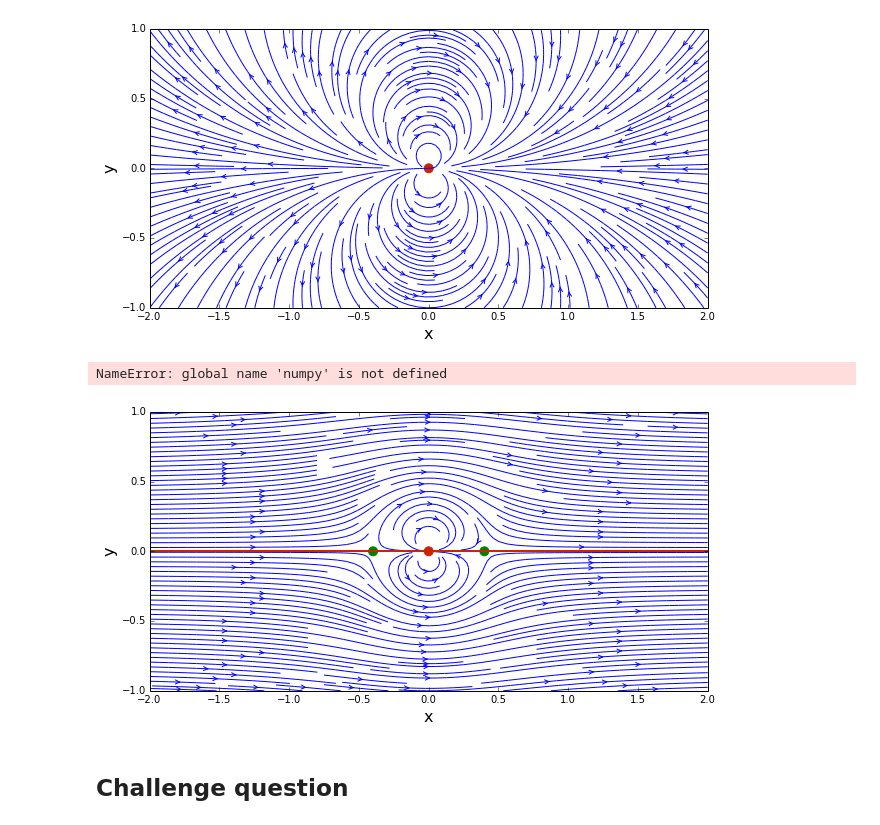
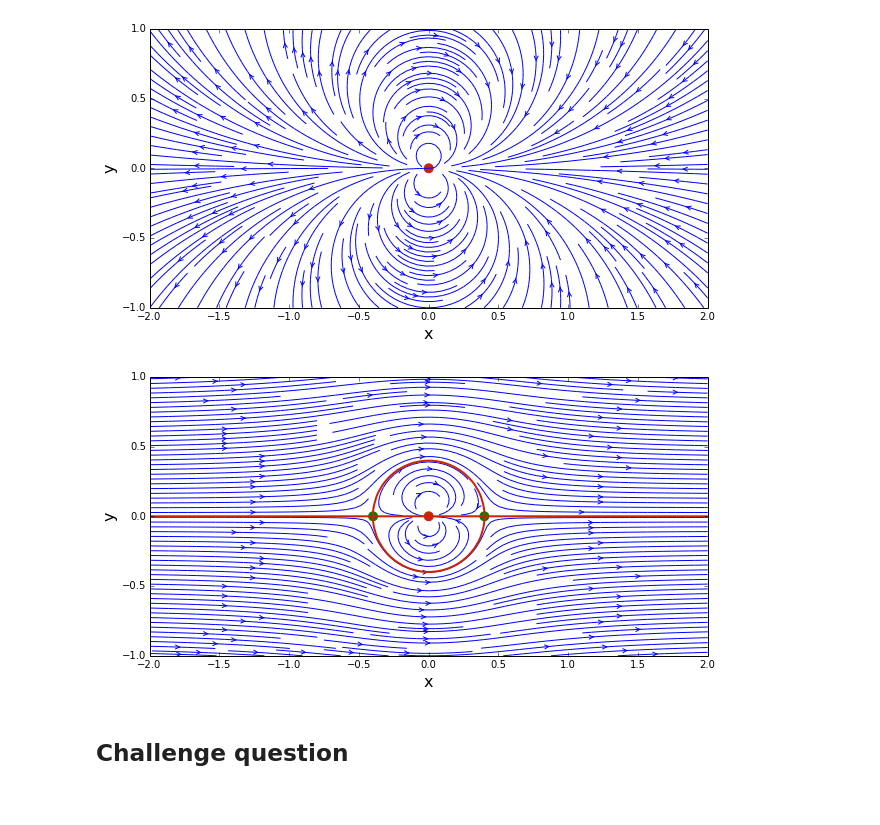
Before and after one commit to cbell14/Aero_Hydro, a Jupyter notebook: 03_Doublet.ipynb, the cells around one changed output. Saved outputs shown, nothing was run; the diff lists cells and outputs as text; code cells hidden in the pictures.

```diff
--- a/03_Doublet.ipynb
+++ b/03_Doublet.ipynb
@@ -61,35 +61,33 @@ pyplot.scatter(x_doublet, y_doublet, color='#CD2305', s=80, marker='o');
 u_inf = 1.0 #freestream speed
 alpha = 0.0 #freestream angle
 
-u_free, v_free = vel_uniform_flow(u_inf, N, X, Y)
-psi_free = sf_uniform_flow(u_inf, X, Y)
+u_free, v_free = vel_uniform_flow_alpha(u_inf, alpha, N, X, Y)
+psi_free = sf_uniform_flow_alpha(u_inf, alpha, X, Y)
-# %% [output]
-NameError: global name 'numpy' is not defined
 # %%
 #doublet and freestream combination
 u = u_doublet + u_free
 v = v_doublet + v_free
-psi = psi_doublet + psi_doublet
+psi = psi_doublet + psi_free
 
 # plots the streamlines
 size = 10
-pyplot.figure(figsize=(size, (y_end-y_start)/(x_end-x_start)*size))
-pyplot.xlabel('x', fontsize=16)
-pyplot.ylabel('y', fontsize=16)
-pyplot.xlim(x_start, x_end)
-pyplot.ylim(y_start, y_end)
-pyplot.streamplot(X, Y, u, v, density=2, linewidth=1, arrowsize=1, arrowstyle='->')
-pyplot.contour(X, Y, psi, levels=[0.], colors='#CD2305', linewidths=2, linestyles='solid')
-pyplot.scatter(x_doublet, y_doublet, color='#CD2305', s=80, marker='o')
+plt.figure(figsize=(size, (y_end-y_start)/(x_end-x_start)*size))
+plt.xlabel('x', fontsize=16)
+plt.ylabel('y', fontsize=16)
+plt.xlim(x_start, x_end)
+plt.ylim(y_start, y_end)
+plt.streamplot(X, Y, u, v, density=2, linewidth=1, arrowsize=1, arrowstyle='->')
+plt.contour(X, Y, psi, levels=[0.], colors='#CD2305', linewidths=2, linestyles='solid')
+plt.scatter(x_doublet, y_doublet, color='#CD2305', s=80, marker='o')
 
 # calculates the stagnation points
 x_stagn1, y_stagn1 = +math.sqrt(kappa/(2*math.pi*u_inf)), 0
 x_stagn2, y_stagn2 = -math.sqrt(kappa/(2*math.pi*u_inf)), 0
 
 # adds the stagnation points to the figure
 pyplot.scatter([x_stagn1, x_stagn2], [y_stagn1, y_stagn2], color='g', s=80, marker='o');
 # %% [output]
-[figure, old version]
+[figure, new version]
 # %% [markdown]
 ## Challenge question
 # %% [markdown]
```
Also changed, not shown: parts of 4 cells of this notebook, 1 other file.
